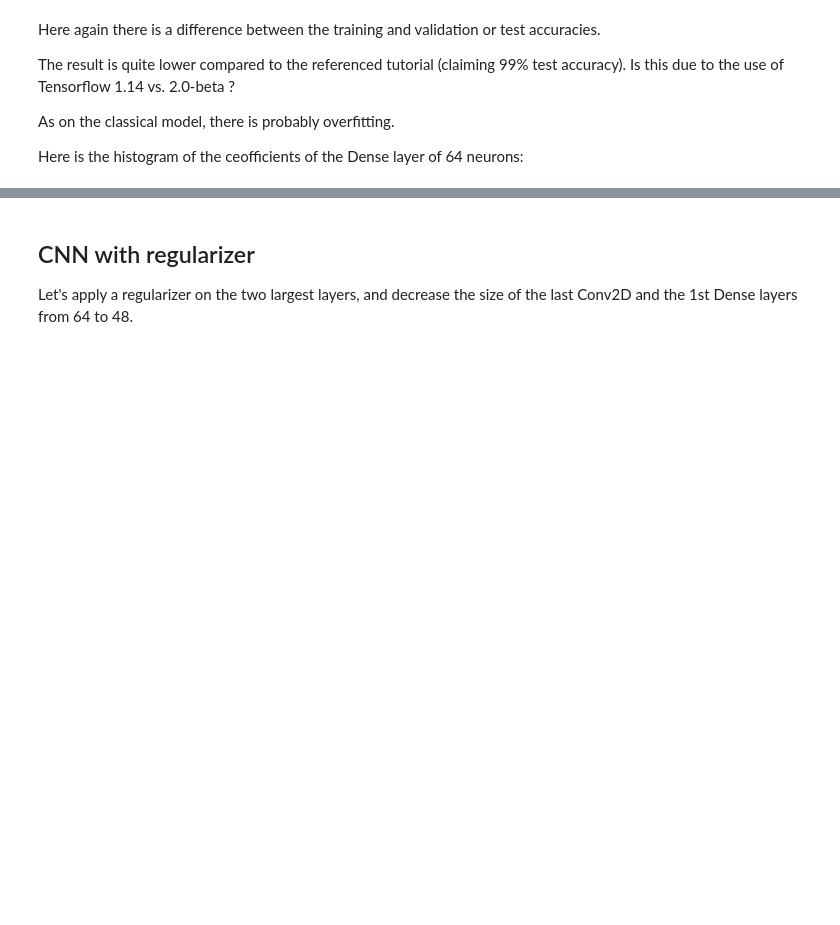
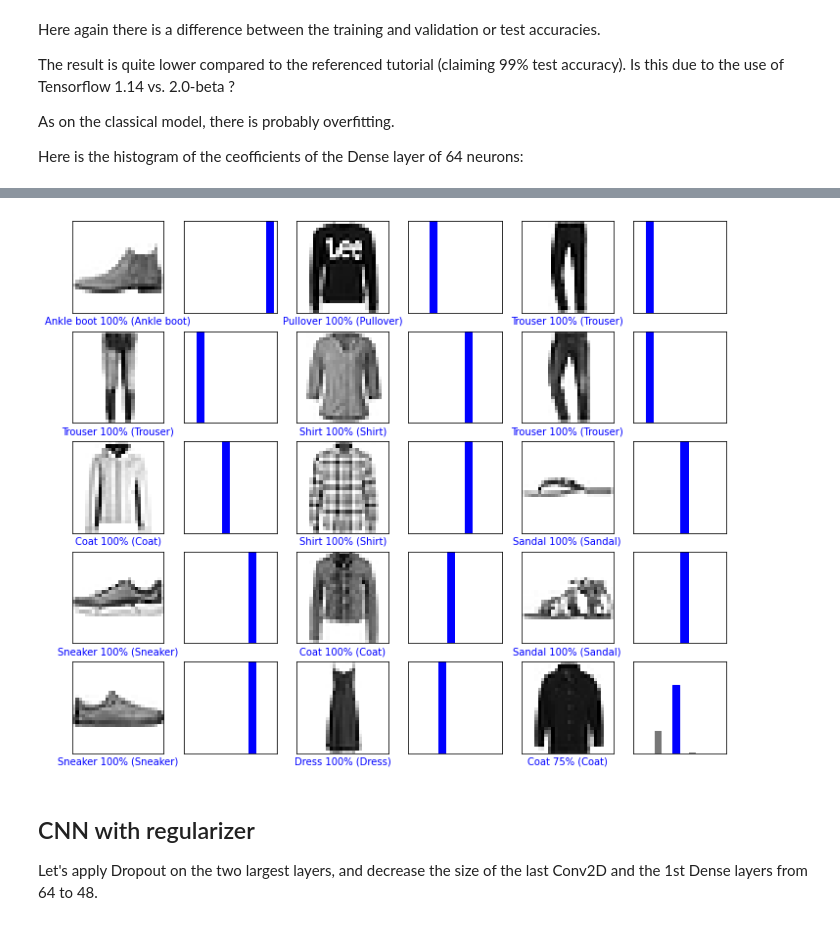
Before and after one commit to tonio73/data-science, a Jupyter notebook: cnn/CnnMnistFashion-Keras.ipynb, the cells around one changed output, grey strips where cells are left out. Saved outputs shown, nothing was run; the diff lists cells and outputs as text; code cells hidden in the pictures; blank space fills up the shorter version.

```diff
--- a/cnn/CnnMnistFashion-Keras.ipynb
+++ b/cnn/CnnMnistFashion-Keras.ipynb
@@ -211,10 +215,12 @@ axes[1].legend();
 # %%
-predictions1 = model1.predict(test_images[:20])
+predictions1 = model1.predict(test_images[:15])
 plot_results(test_images, test_labels, predictions1)
+# %% [output]
+[figure, added]
 # %% [markdown]
 ## CNN with regularizer
 
-Let's apply a regularizer on the two largest layers, and decrease the size of the last Conv2D and the 1st Dense layers from 64 to 48.
+Let's apply Dropout on the two largest layers, and decrease the size of the last Conv2D and the 1st Dense layers from 64 to 48.
 # %%
 model2 = models.Sequential([
     # Single image channel
```
Also changed, not shown: parts of 51 cells of this notebook, 16 other files.
